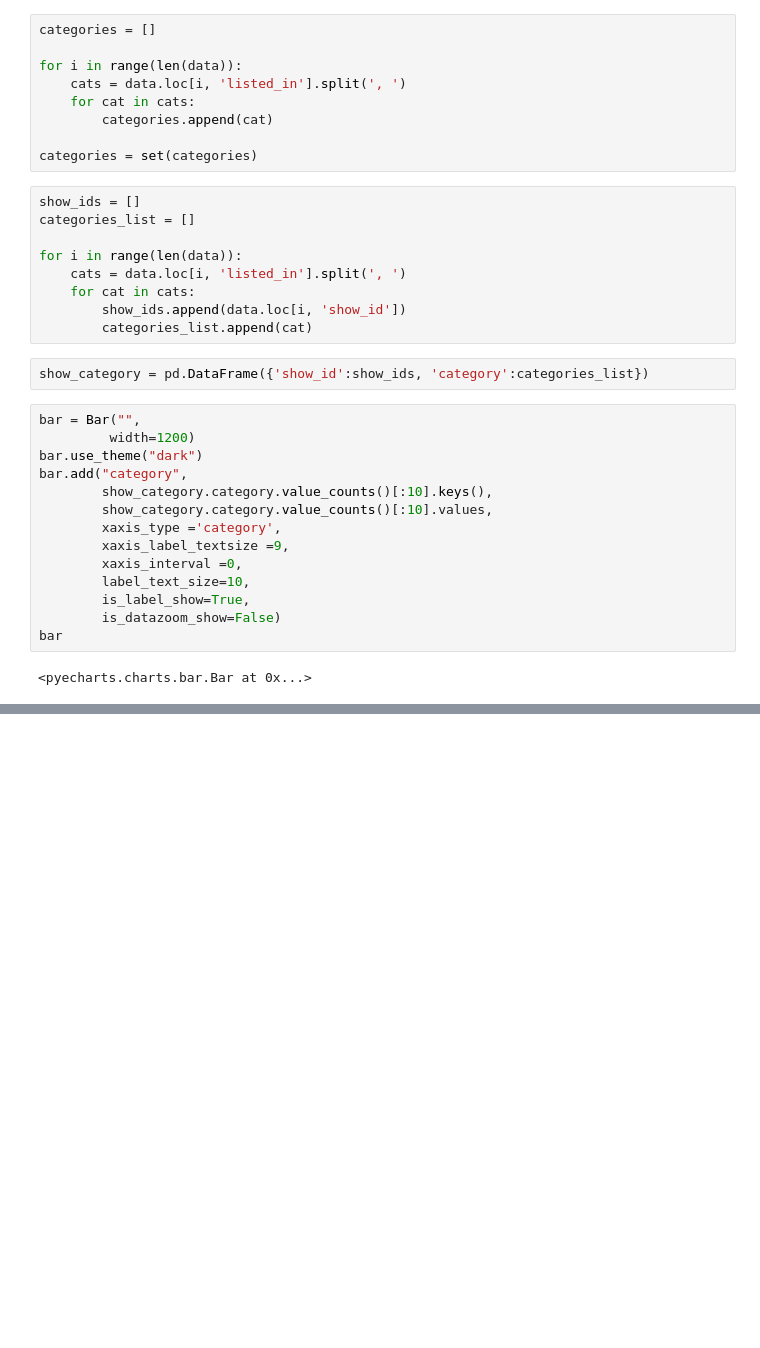
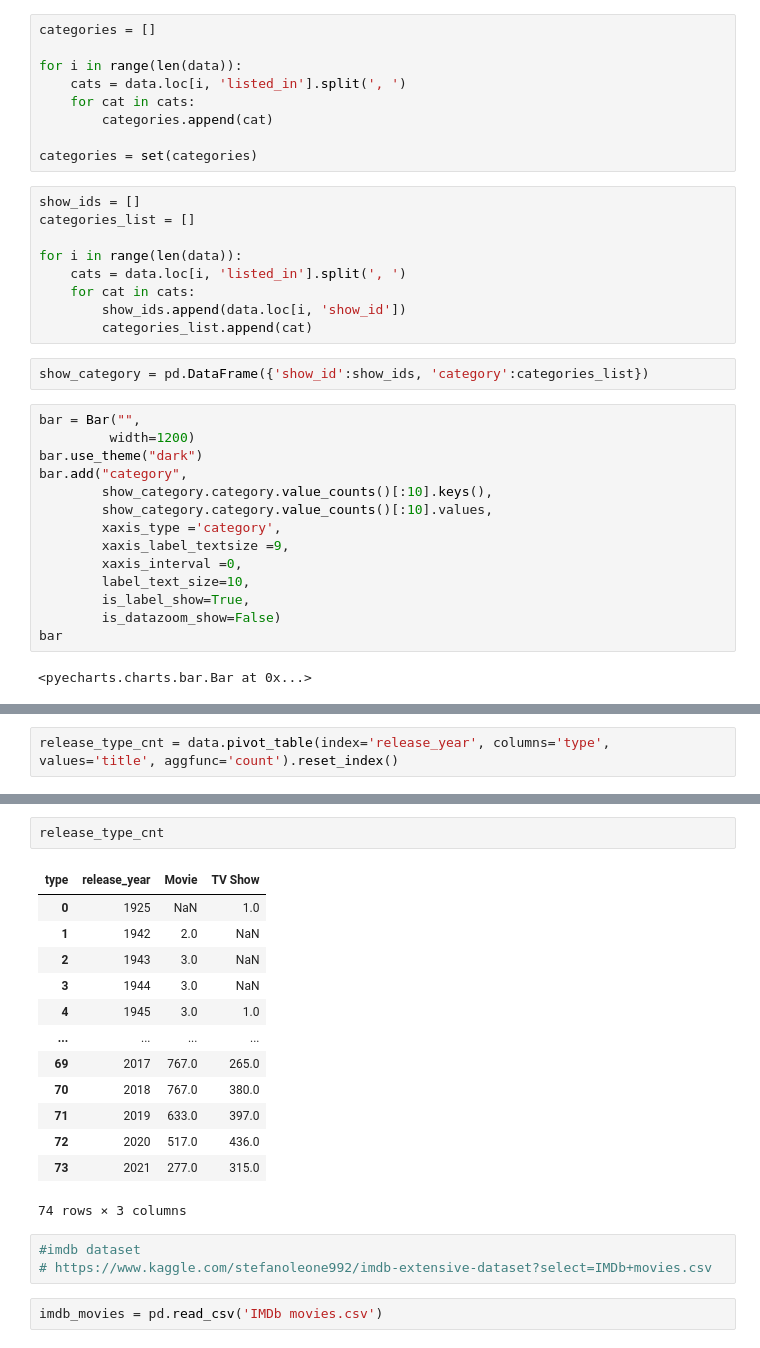
Before and after one commit to king-rabbit/king-rabbit-data-analysis, a Jupyter notebook: netflix_content/netflix_content_analysis.ipynb, the cells around one changed output, grey strips where cells are left out. Cells and saved outputs as stored; diff of their text form; blank space fills up the shorter version.

```diff
--- a/netflix_content/netflix_content_analysis.ipynb
+++ b/netflix_content/netflix_content_analysis.ipynb
@@ -209,0 +253,2 @@ bar
+# %%
+release_type_cnt = data.pivot_table(index='release_year', columns='type', values='title', aggfunc='count').reset_index()
@@ -209,0 +281,21 @@ bar
+# %%
+release_type_cnt
+# %% [output]
+| type | release_year | Movie | TV Show |
+| 0 | 1925 | NaN | 1.0 |
+| 1 | 1942 | 2.0 | NaN |
+| 2 | 1943 | 3.0 | NaN |
+| 3 | 1944 | 3.0 | NaN |
+| 4 | 1945 | 3.0 | 1.0 |
+| ... | ... | ... | ... |
+| 69 | 2017 | 767.0 | 265.0 |
+| 70 | 2018 | 767.0 | 380.0 |
+| 71 | 2019 | 633.0 | 397.0 |
+| 72 | 2020 | 517.0 | 436.0 |
+| 73 | 2021 | 277.0 | 315.0 |
+74 rows × 3 columns
+# %%
+#imdb dataset
+# https://www.kaggle.com/stefanoleone992/imdb-extensive-dataset?select=IMDb+movies.csv
+# %%
+imdb_movies = pd.read_csv('IMDb movies.csv')
```
Also changed, not shown: parts of 14 cells of this notebook, 2 other files.
